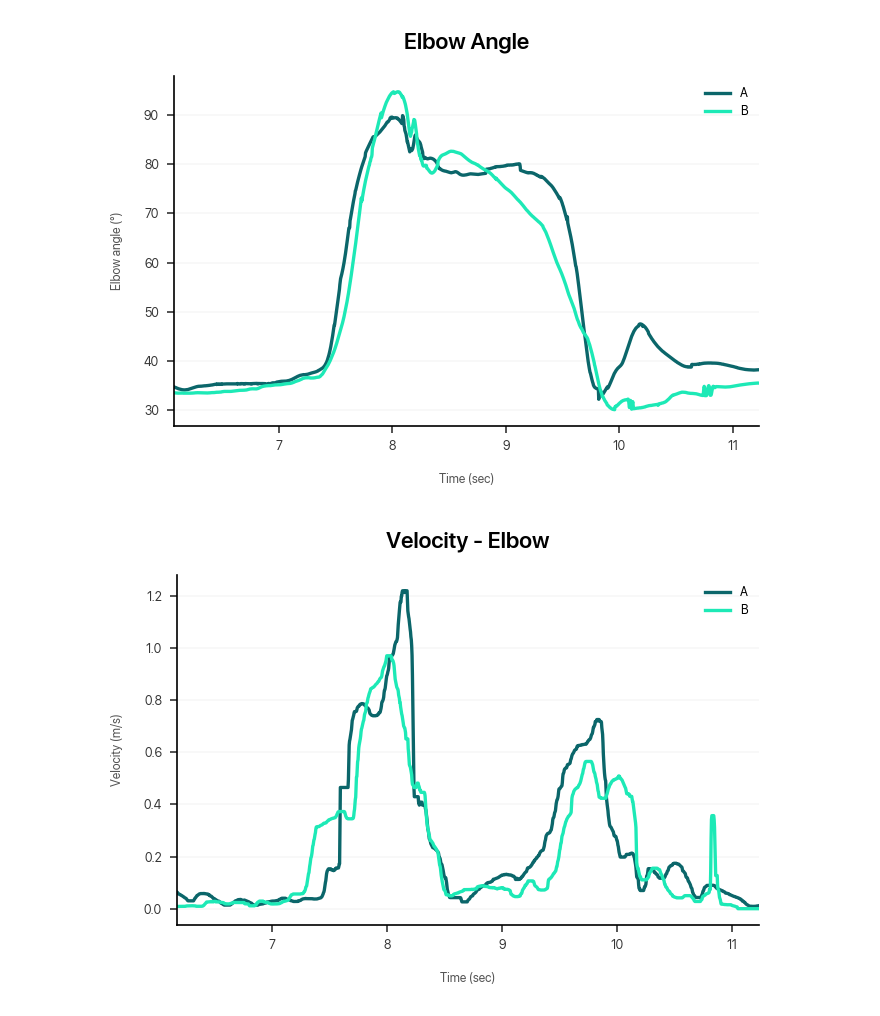
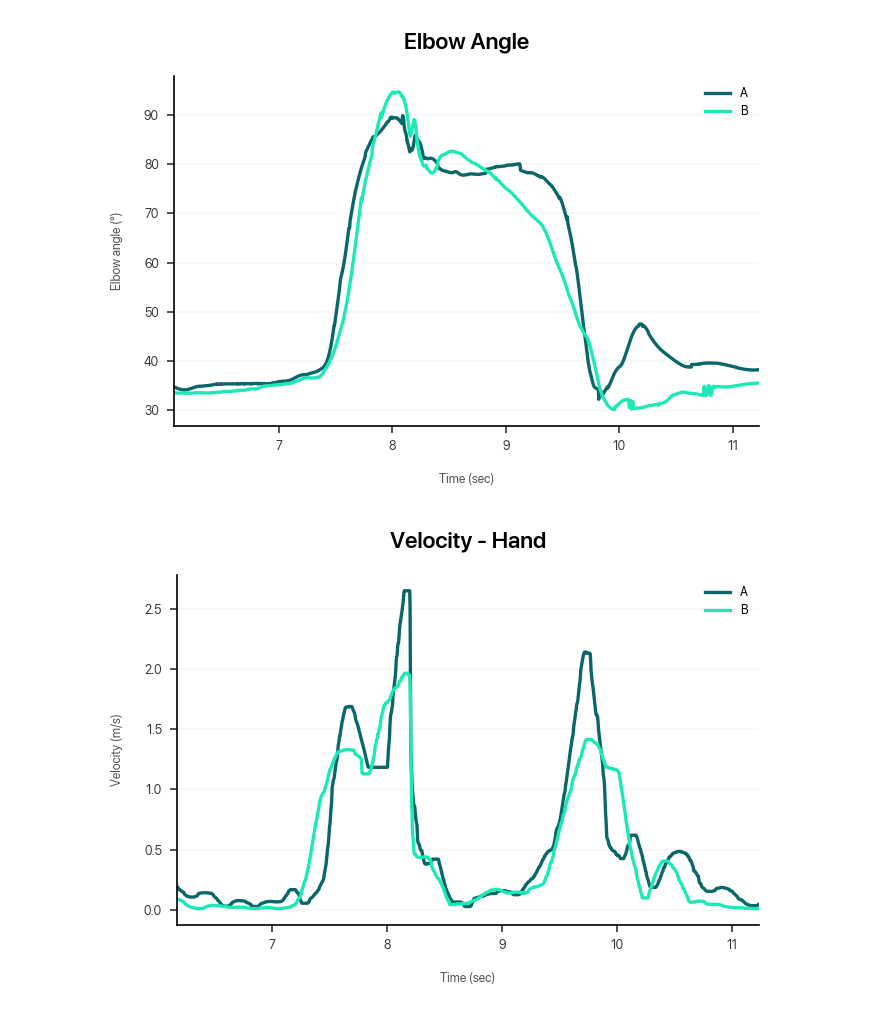
Before and after one commit to dlundgaard/dapup-mocap, a Jupyter notebook: analysis.ipynb, the cells around one changed output. Saved outputs shown, nothing was run; the diff lists cells and outputs as text; code cells hidden in the pictures.

```diff
--- a/analysis.ipynb
+++ b/analysis.ipynb
@@ -163,31 +161,31 @@ plot_angles(trial = 1, markers = ("ShoulderRight", "Elbow", "Hand"))
 # %%
 def calculate_velocity(data, marker):
     data[["dX", "dY", "dZ"]] = data[["X", "Y", "Z"]].values - data[["X", "Y", "Z"]].shift(1).values
     data["v"] = data.apply(lambda vals: np.sqrt(
         vals["dX"]**2 +
         vals["dY"]**2 +
         vals["dZ"]**2)
     , axis = 1)
     data["v"] = 300 * data["v"].rolling(30).median() / 1000
     return data["v"]
 
 def plot_velocity(trial, marker):
     plt.figure()
     for participant in "AB":
         subset = data[(data["Trial"] == trial) & (data["Subject"] == participant)][["Time", "Axis"] + [marker]].pivot_table(
             index = "Time",
             columns = "Axis",
             values = marker,
         )
         plt.plot(calculate_velocity(subset, marker), label = participant)
     plt.title(f"Velocity - {marker}\n")
     plt.xlabel("Time (sec)")
     plt.ylabel("Velocity (m/s)")
     plt.margins(x=0)
     plt.legend()
     plt.tight_layout()
 
-# plot_velocity(trial = 1, marker = "Hand")
-plot_velocity(trial = 1, marker = "Elbow")
+plot_velocity(trial = 1, marker = "Hand")
+# plot_velocity(trial = 1, marker = "Elbow")
 # %% [output]
-[figure, old version]
+[figure, new version]
```
Also changed, not shown: parts of 1 cell of this notebook.
